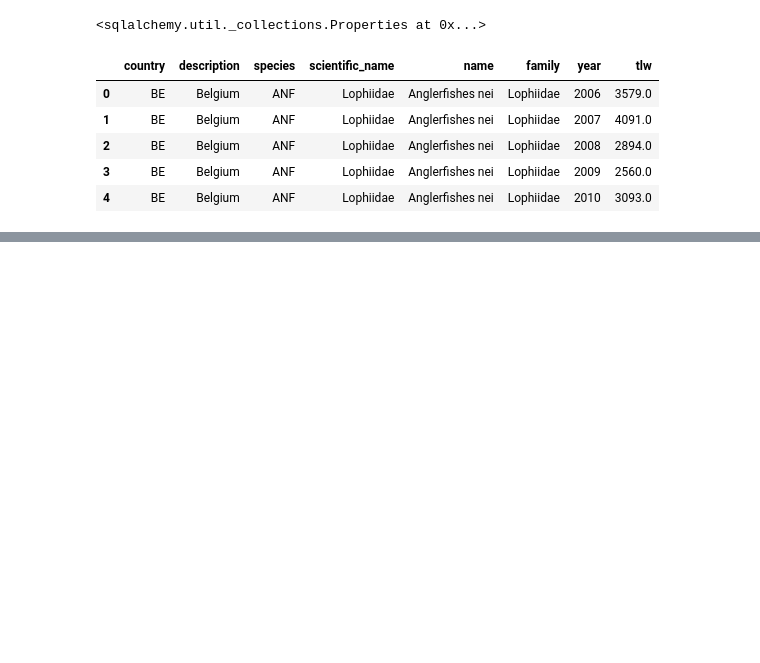
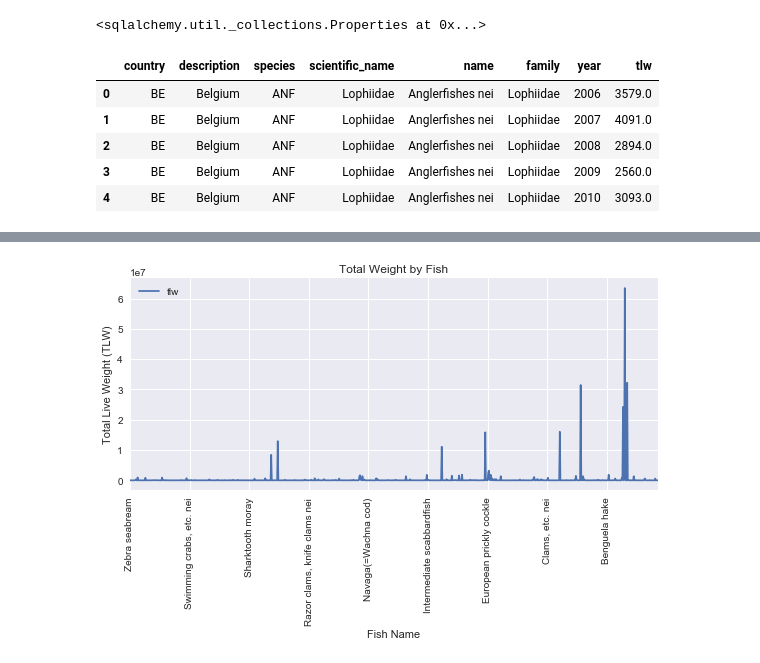
Before and after one commit to GizemYP/ETL_project, a Jupyter notebook: from_sql.ipynb, the cells around one changed output, grey strips where cells are left out. Cells and saved outputs as stored; diff of their text form; code cells hidden in the pictures; blank space fills up the shorter version.

```diff
--- a/from_sql.ipynb
+++ b/from_sql.ipynb
@@ -48,0 +63,14 @@ plt.show()
+# %%
+total_species_df = fin_df[['country','description','species','name','tlw']]
+total_species_df = total_species_df.groupby(['name']).sum().reset_index().sort_values(by='name',ascending=False)
+total_species_df.set_index('name', inplace=True)
+# %%
+total_species_df.plot()
+plt.title("Total Weight by Fish")
+plt.ylabel("Total Live Weight (TLW)")
+plt.xlabel("Fish Name")
+plt.xticks(rotation=90)
+plt.tight_layout()
+plt.show()
+# %% [output]
+[figure, added]
```
Also changed, not shown: parts of 4 cells of this notebook.
